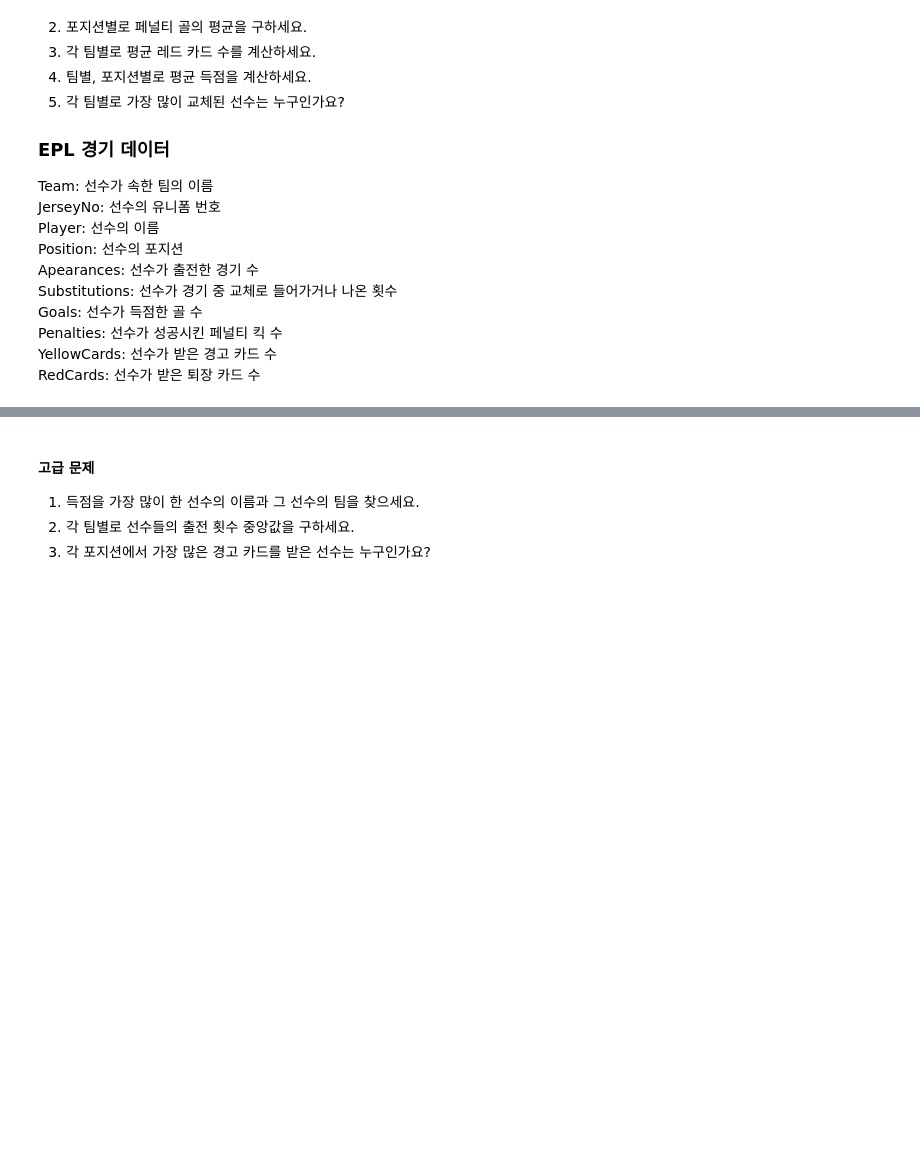
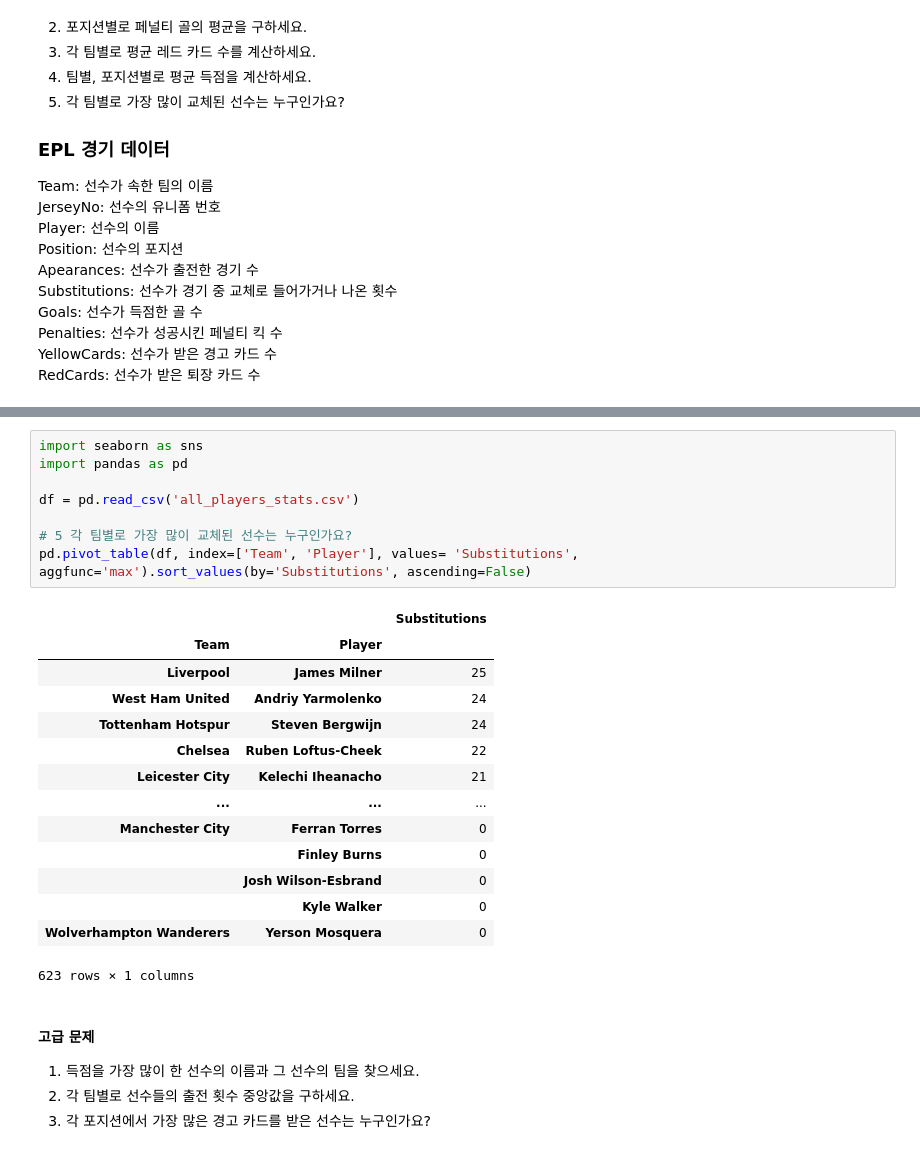
Before and after one commit to Minchae128/Practice_Python, a Jupyter notebook: 11. 12일차(240417)/2. 실습/판다스3일차_응용실습.ipynb, the cells around one changed output, grey strips where cells are left out. Cells and saved outputs as stored; diff of their text form; blank space fills up the shorter version.

```diff
--- a/11. 12일차(240417)/2. 실습/판다스3일차_응용실습.ipynb
+++ b/11. 12일차(240417)/2. 실습/판다스3일차_응용실습.ipynb
@@ -186,3 +281,26 @@ RedCards: 선수가 받은 퇴장 카드 수
+# %%
+import seaborn as sns
+import pandas as pd
+
+df = pd.read_csv('all_players_stats.csv')
+
+# 5 각 팀별로 가장 많이 교체된 선수는 누구인가요?
+pd.pivot_table(df, index=['Team', 'Player'], values= 'Substitutions', aggfunc='max').sort_values(by='Substitutions', ascending=False)
+# %% [output]
+|  |  | Substitutions |
+| Team | Player |  |
+| Liverpool | James Milner | 25 |
+| West Ham United | Andriy Yarmolenko | 24 |
+| Tottenham Hotspur | Steven Bergwijn | 24 |
+| Chelsea | Ruben Loftus-Cheek | 22 |
+| Leicester City | Kelechi Iheanacho | 21 |
+| ... | ... | ... |
+| Manchester City | Ferran Torres | 0 |
+|  | Finley Burns | 0 |
+|  | Josh Wilson-Esbrand | 0 |
+|  | Kyle Walker | 0 |
+| Wolverhampton Wanderers | Yerson Mosquera | 0 |
+623 rows × 1 columns
 # %% [markdown]
 
 #### 고급 문제
```
Also changed, not shown: parts of 4 cells of this notebook.
